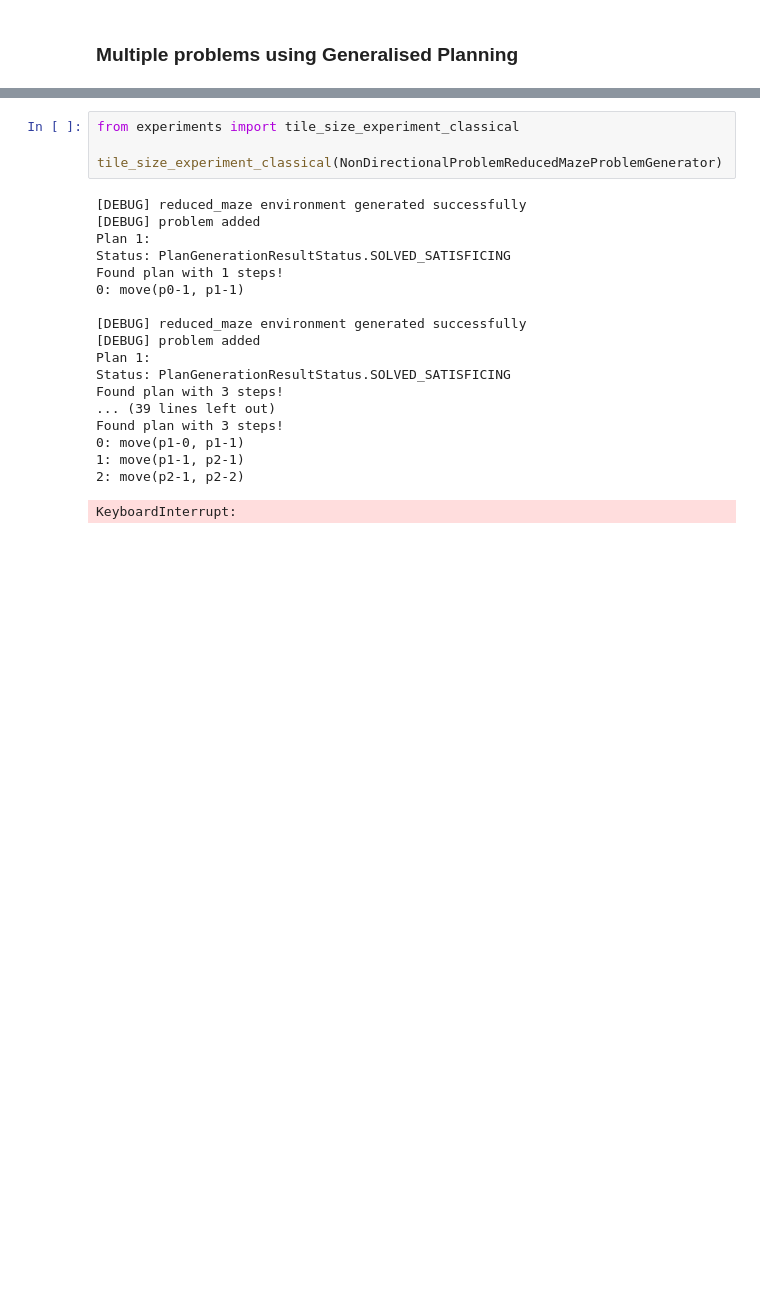
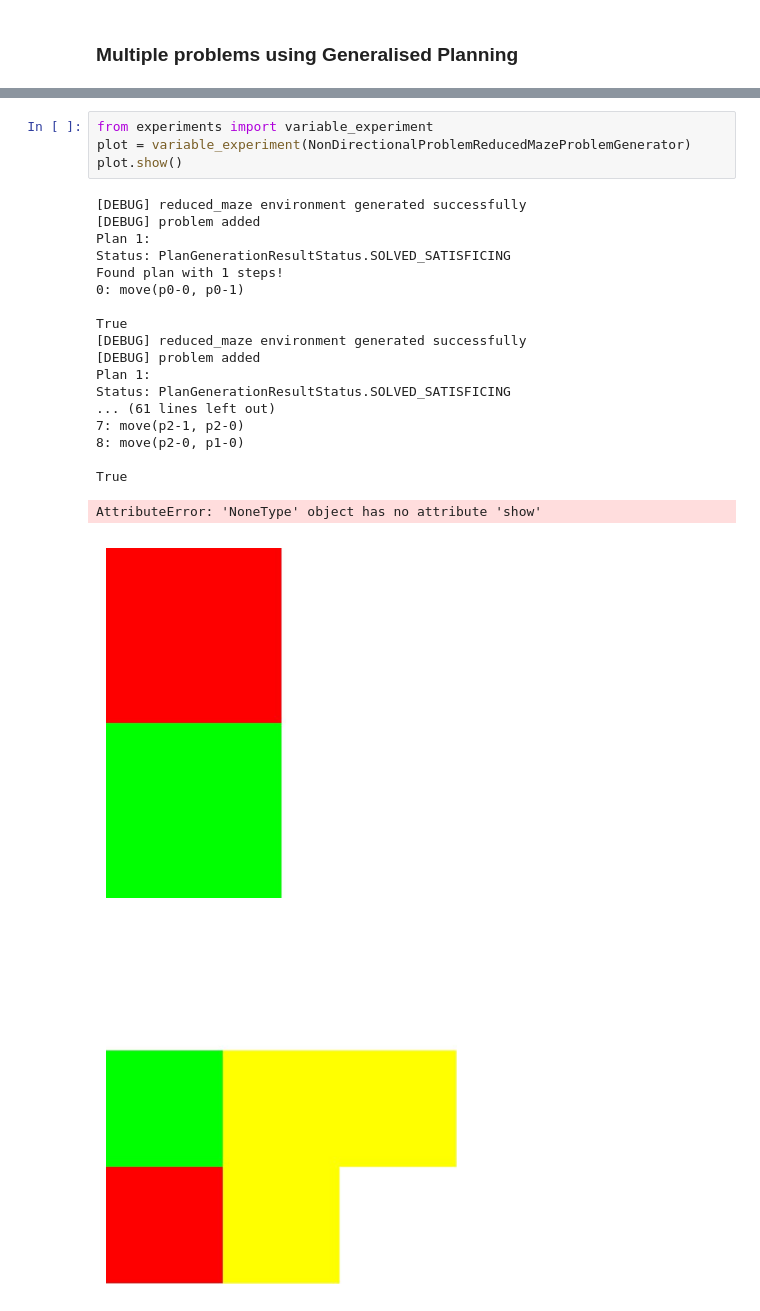
Before and after one commit to Murumu1/3YP-Generalised-Planning, a Jupyter notebook: demo.ipynb, the cells around one changed output, grey strips where cells are left out. Saved outputs shown, nothing was run; the diff lists cells and outputs as text; blank space fills up the shorter version.

Commit message:
Finished Project
- Added docstrings
- Added experiments
- Removed folder system
- New README.md
- Input validation added
- Cleaned up code and more...

```diff
--- a/demo.ipynb
+++ b/demo.ipynb
@@ -178,23 +183,25 @@ True
 # %%
-from experiments import tile_size_experiment_classical
-
-tile_size_experiment_classical(NonDirectionalProblemReducedMazeProblemGenerator)
+from experiments import variable_experiment
+plot = variable_experiment(NonDirectionalProblemReducedMazeProblemGenerator)
+plot.show()
 # %% [output]
 [DEBUG] reduced_maze environment generated successfully
 [DEBUG] problem added
 Plan 1:
 Status: PlanGenerationResultStatus.SOLVED_SATISFICING
 Found plan with 1 steps!
-0: move(p0-1, p1-1)
+0: move(p0-0, p0-1)
 
+True
 [DEBUG] reduced_maze environment generated successfully
 [DEBUG] problem added
 Plan 1:
 Status: PlanGenerationResultStatus.SOLVED_SATISFICING
-Found plan with 3 steps!
-... (39 lines left out)
-Found plan with 3 steps!
-0: move(p1-0, p1-1)
-1: move(p1-1, p2-1)
-2: move(p2-1, p2-2)
+... (61 lines left out)
+7: move(p2-1, p2-0)
+8: move(p2-0, p1-0)
+
+True
-KeyboardInterrupt:
+AttributeError: 'NoneType' object has no attribute 'show'
+[figure, added]
+[figure, added]
```
Also changed, not shown: parts of 12 cells of this notebook, 11 other files.
